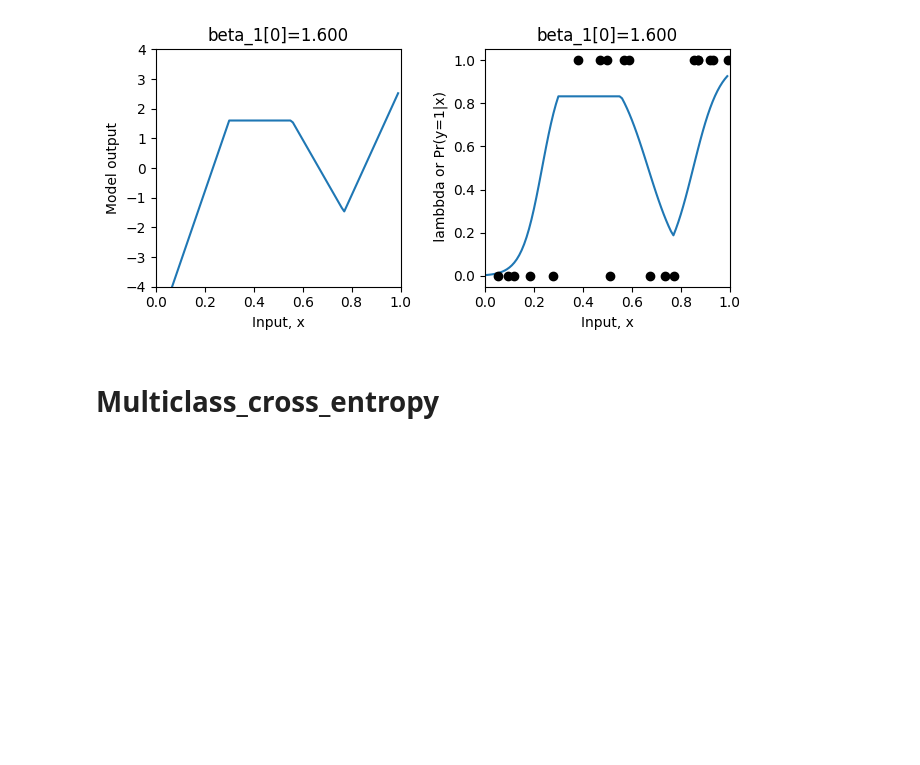
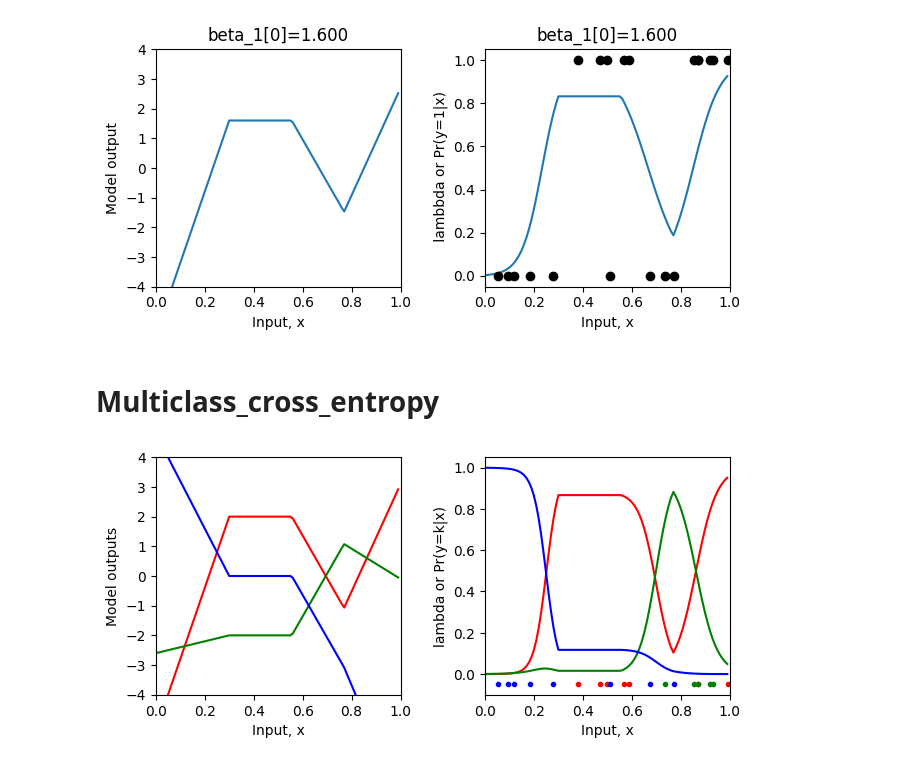
Before and after one commit to Saransh-Basu-01/Understanding-Deep-learning-, a Jupyter notebook: Chapter_5_Loss_Functions.ipynb, the cells around one changed output. Drawn from its saved outputs; the diff is of its cells as text; code cells hidden in the pictures; blank space fills up the shorter version.

```diff
--- a/Chapter_5_Loss_Functions.ipynb
+++ b/Chapter_5_Loss_Functions.ipynb
@@ -636,3 +636,43 @@ def plot_multiclass_classification(x_model, out_model, lambda_model, x_data = No
       if y_data[i] ==2:
         ax[1].plot(x_data[i],-0.05, 'b.')
   plt.show()
+# %%
+# Softmax function that maps a vector of arbitrary values to a vector of values that are positive and sum to one.
+def softmax(model_out):
+  # This operation has to be done separately for every column of the input
+  # Compute exponentials of all the elements
+  # TODO: compute the softmax function (eq 5.22)
+  # Replace this skeleton code
+
+  # Compute the exponential of the model outputs
+  exp_model_out = np.exp(model_out) ;
+  # Compute the sum of the exponentials (denominator of equation 5.22)
+  sum_exp_model_out = np.sum(exp_model_out,keepdims=True,axis=0)
+  # Normalize the exponentials (np.matlib.repmat might be useful here)
+  softmax_model_out = exp_model_out/sum_exp_model_out
+
+  return softmax_model_out
+# %%
+
+
+# Let's create some 1D training data
+x_train = np.array([0.09291784,0.46809093,0.93089486,0.67612654,0.73441752,0.86847339,\
+                   0.49873225,0.51083168,0.18343972,0.99380898,0.27840809,0.38028817,\
+                   0.12055708,0.56715537,0.92005746,0.77072270,0.85278176,0.05315950,\
+                   0.87168699,0.58858043])
+y_train = np.array([2,0,1,2,1,0,\
+                    0,2,2,0,2,0,\
+                    2,0,1,2,1,2, \
+                    1,0])
+
+# Get parameters for the model
+beta_0, omega_0, beta_1, omega_1 = get_parameters()
+
+# Define a range of input values
+x_model = np.arange(0,1,0.01)
+# Run the model to get values to plot and plot it.
+model_out= shallow_nn(x_model, beta_0, omega_0, beta_1, omega_1)
+lambda_model = softmax(model_out)
+plot_multiclass_classification(x_model, model_out, lambda_model, x_train, y_train)
+# %% [output]
+[figure, added]
```
